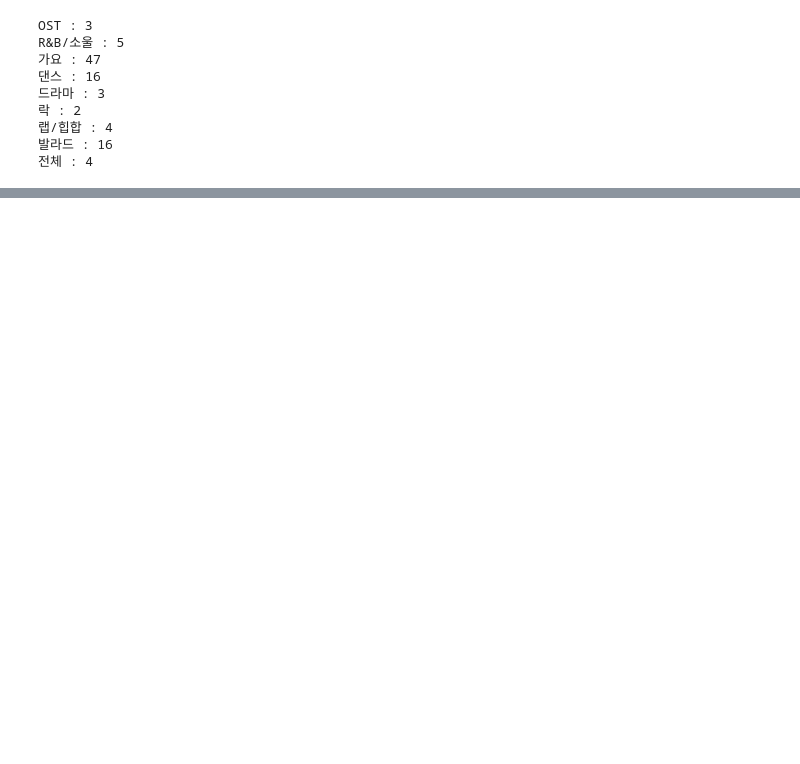
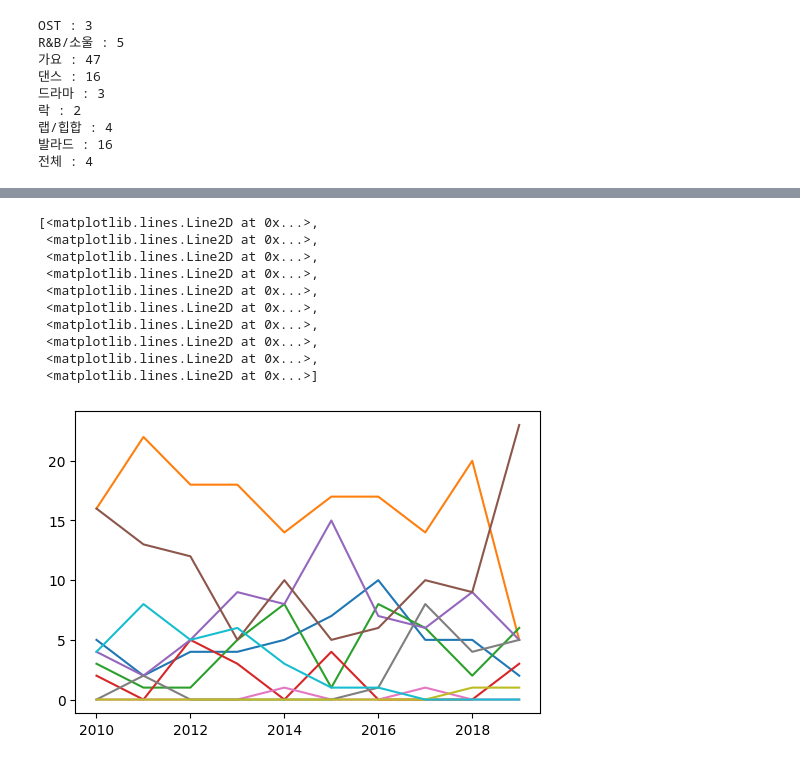
Before and after one commit to Son-BR/KDT_Projects, a Jupyter notebook: EXAM_CRAW/Crawling_Project/ex.func.ipynb, the cells around one changed output, grey strips where cells are left out. Saved outputs shown, nothing was run; the diff lists cells and outputs as text; code cells hidden in the pictures; blank space fills up the shorter version.

```diff
--- a/EXAM_CRAW/Crawling_Project/ex.func.ipynb
+++ b/EXAM_CRAW/Crawling_Project/ex.func.ipynb
@@ -216,0 +209,15 @@ for i in range(10):
+# %%
+
+for i in range(10):
+    genre_all=[]
+    df=pd.read_csv(f'{2010+i}.csv',encoding='utf-8')
+
+    df2=df['장르'].apply(lambda x: x.split(' / '))
+
+    for j in range(len(df2)):
+        genre_all.append(df2[j][0])
+        genre_all.append(df2[j][1])
+
+        for z in genre_df.index:
+            genre_df.loc[z,[2010+i]]=genre_all.count(z)
+genre_df
@@ -216,0 +239,3 @@ for i in range(10):
+# %%
+genre_df=genre_df.T
+genre_df
@@ -216,0 +257,25 @@ for i in range(10):
+# %%
+# 한글 글꼴
+if(platform.system() == 'Windows'):
+    plt.rc('font', family = 'Malgun Gothic')
+
+else:
+    plt.rc('font', family = 'AppleGothic')
+# %%
+genre_df_gra=genre_df.T.drop(['가요','OST']).T
+# %%
+plt.figure(dpi=100)
+plt.axis(True)
+plt.plot(genre_df_gra)
+# %% [output]
+[<matplotlib.lines.Line2D at 0x...>,
+ <matplotlib.lines.Line2D at 0x...>,
+ <matplotlib.lines.Line2D at 0x...>,
+ <matplotlib.lines.Line2D at 0x...>,
+ <matplotlib.lines.Line2D at 0x...>,
+ <matplotlib.lines.Line2D at 0x...>,
+ <matplotlib.lines.Line2D at 0x...>,
+ <matplotlib.lines.Line2D at 0x...>,
+ <matplotlib.lines.Line2D at 0x...>,
+ <matplotlib.lines.Line2D at 0x...>]
+[figure, added]
```
Also changed, not shown: parts of 12 cells of this notebook, 9 other files.
